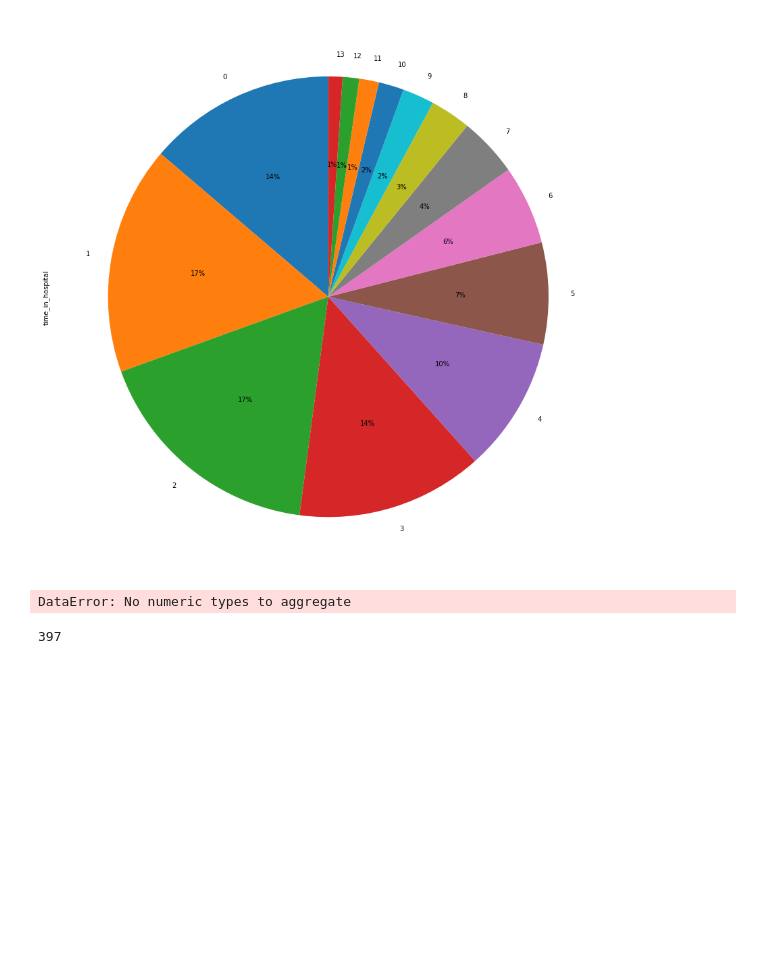
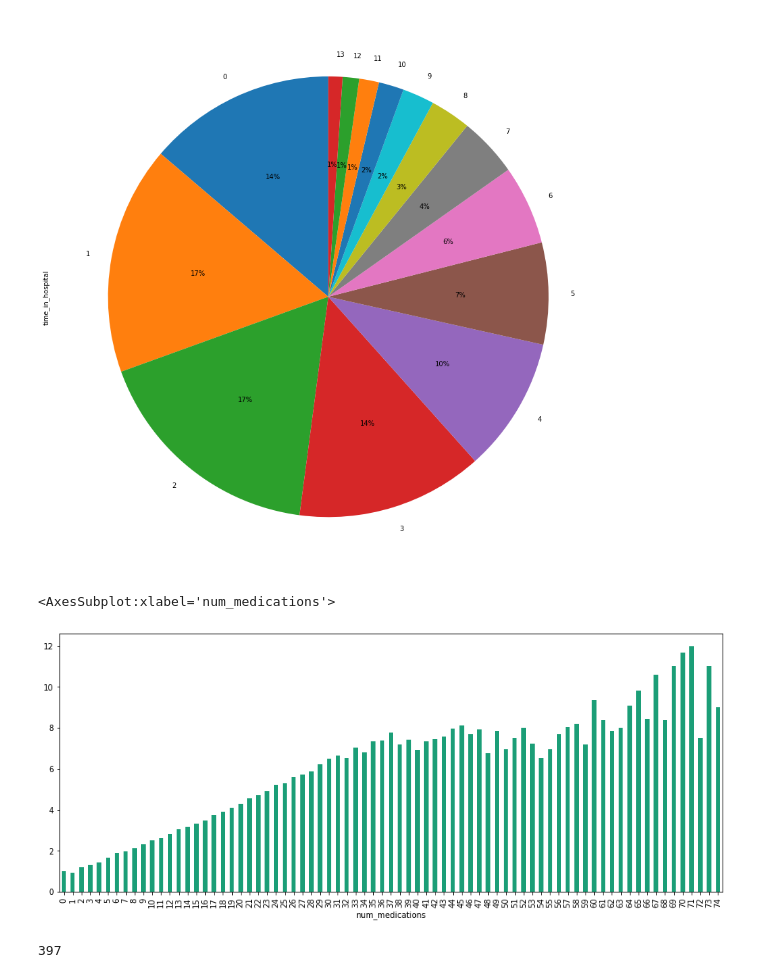
Before and after one commit to Const679/Python-Diabete, a Jupyter notebook: Graph-Arnaud.ipynb, the cells around one changed output. Saved outputs shown, nothing was run; the diff lists cells and outputs as text; code cells hidden in the pictures; blank space fills up the shorter version.

```diff
--- a/Graph-Arnaud.ipynb
+++ b/Graph-Arnaud.ipynb
@@ -249,11 +249,13 @@ time_in_hospital.plot(kind='pie', subplots=True, shadow = False,autopct='%1.0f%%
 array([<AxesSubplot:ylabel='time_in_hospital'>], dtype=object)
 [figure]
 # %%
-medication_vs_time=pd.DataFrame(df["num_medications"],df["time_in_hospital"]).groupby(["num_medications","time_in_hospital"]).mean("time_in_hospital")
-#medication_vs_time=df.groupby([\"num_medications\",\"time_in_hospital\"])
-medication_vs_time
+medication_vs_time=pd.DataFrame(df["num_medications"])
+medication_vs_time.insert(1,"time_in_hospital",df["time_in_hospital"])
+medication_vs_time=medication_vs_time.groupby("num_medications").mean()
+medication_vs_time["time_in_hospital"].plot(kind='bar',cmap='Dark2',figsize= (15,6))
 # %% [output]
-DataError: No numeric types to aggregate
+<AxesSubplot:xlabel='num_medications'>
+[figure, added]
 # %%
 nb_medicament=df.groupby("num_medications")
 print(nb_medicament.get_group(1).shape[0])
```
Also changed, not shown: parts of 1 cell of this notebook, 1 other file.
